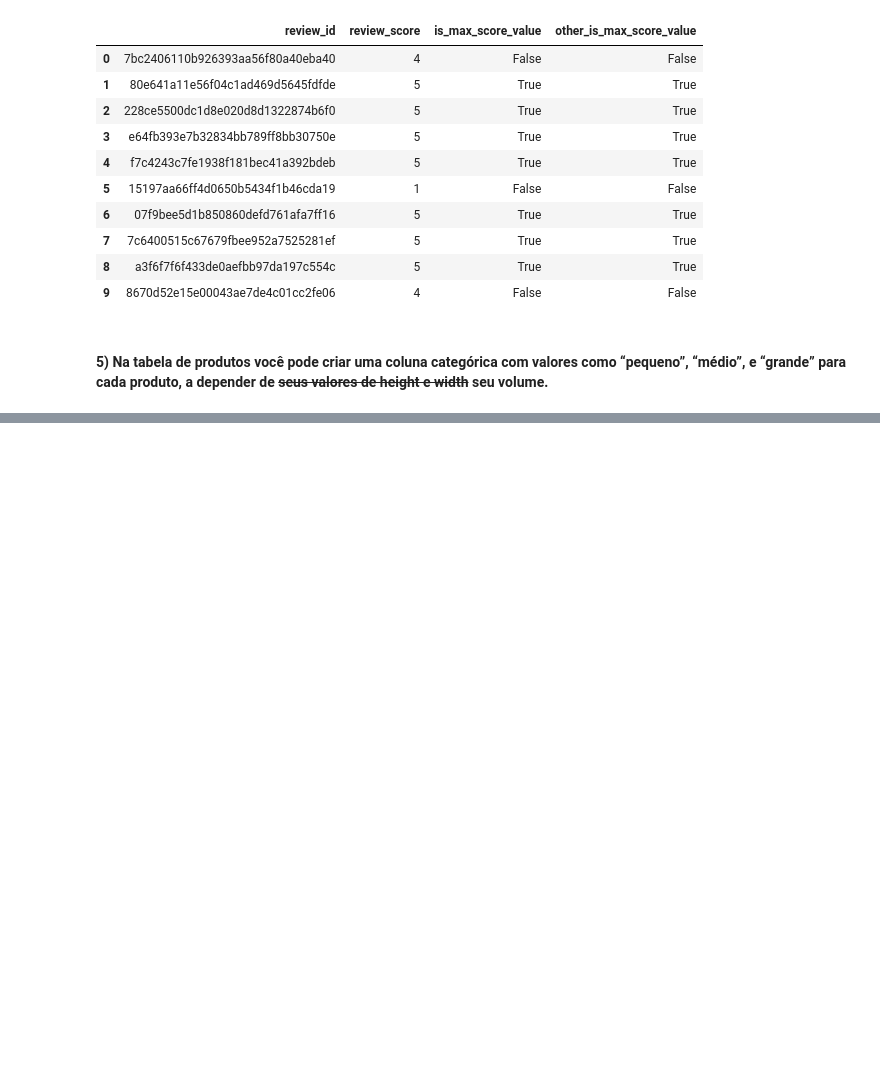
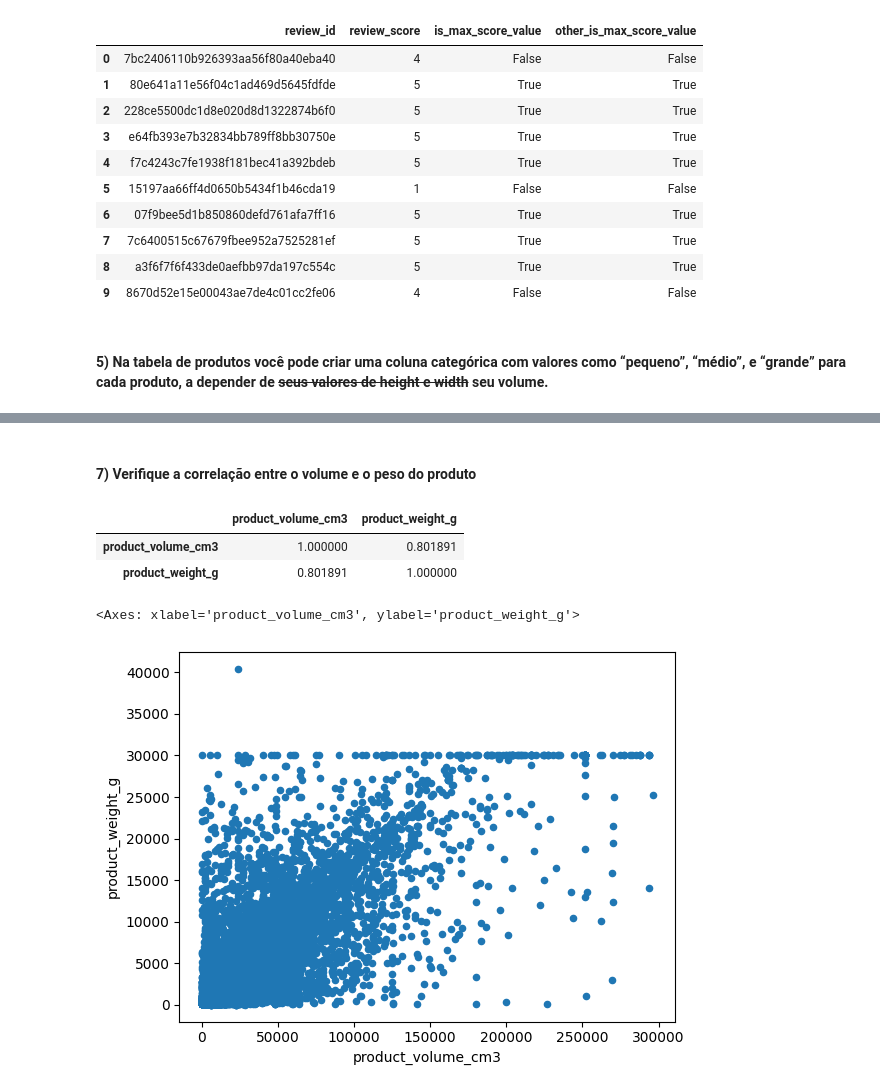
Before and after one commit to RayVilaca/Bootcamp-Data-Science-Ada, a Jupyter notebook: projetos-conclusao-modulo/modulo2/projeto.ipynb, the cells around one changed output, grey strips where cells are left out. Saved outputs shown, nothing was run; the diff lists cells and outputs as text; code cells hidden in the pictures; blank space fills up the shorter version.

```diff
--- a/projetos-conclusao-modulo/modulo2/projeto.ipynb
+++ b/projetos-conclusao-modulo/modulo2/projeto.ipynb
@@ -1061,0 +1063,21 @@ produtos[['product_id', 'product_height_cm', 'product_width_cm', 'product_length
+# %%
+"""
+Defini as categorias com base nos pesoas a seguir:
+leve: menos de 500 gramas
+moderado : entre 500 gramas e 2000 gramas
+pesado: mais de 2000 gramas
+"""
+
+pivo_inferior = 500
+pivo_superior = 2000
+# %%
+peso_produtos = np.array(produtos['product_weight_g'])
+
+categorias = peso_produtos.astype(str)
+
+categorias[peso_produtos < pivo_inferior] = 'leve'
+categorias[(peso_produtos >= pivo_inferior) & (peso_produtos <= pivo_superior)] = 'moderado'
+categorias[peso_produtos > pivo_superior] = 'pesado'
+
+produtos['weight'] = categorias.tolist()
+produtos[['product_id', 'product_weight_g', 'weight', 'size']].head(20)
@@ -1061,0 +1102,19 @@ produtos[['product_id', 'product_height_cm', 'product_width_cm', 'product_length
+# %% [markdown]
+#### 7) Verifique a correlação entre o volume e o peso do produto
+# %%
+"""
+Valor próximo a 1, o que indica uma correlação positiva entre as variáveis.
+Isso quer dizer que quando uma variável aumenta, a outra também tende a aumentar
+"""
+correlacao_volume_peso_produto = produtos[['product_volume_cm3', 'product_weight_g']].corr()
+correlacao_volume_peso_produto
+# %% [output]
+|  | product_volume_cm3 | product_weight_g |
+| product_volume_cm3 | 1.000000 | 0.801891 |
+| product_weight_g | 0.801891 | 1.000000 |
+# %%
+produtos.plot.scatter(x='product_volume_cm3',
+                      y='product_weight_g')
+# %% [output]
+<Axes: xlabel='product_volume_cm3', ylabel='product_weight_g'>
+[figure, added]
```
Also changed, not shown: parts of 22 cells of this notebook.
